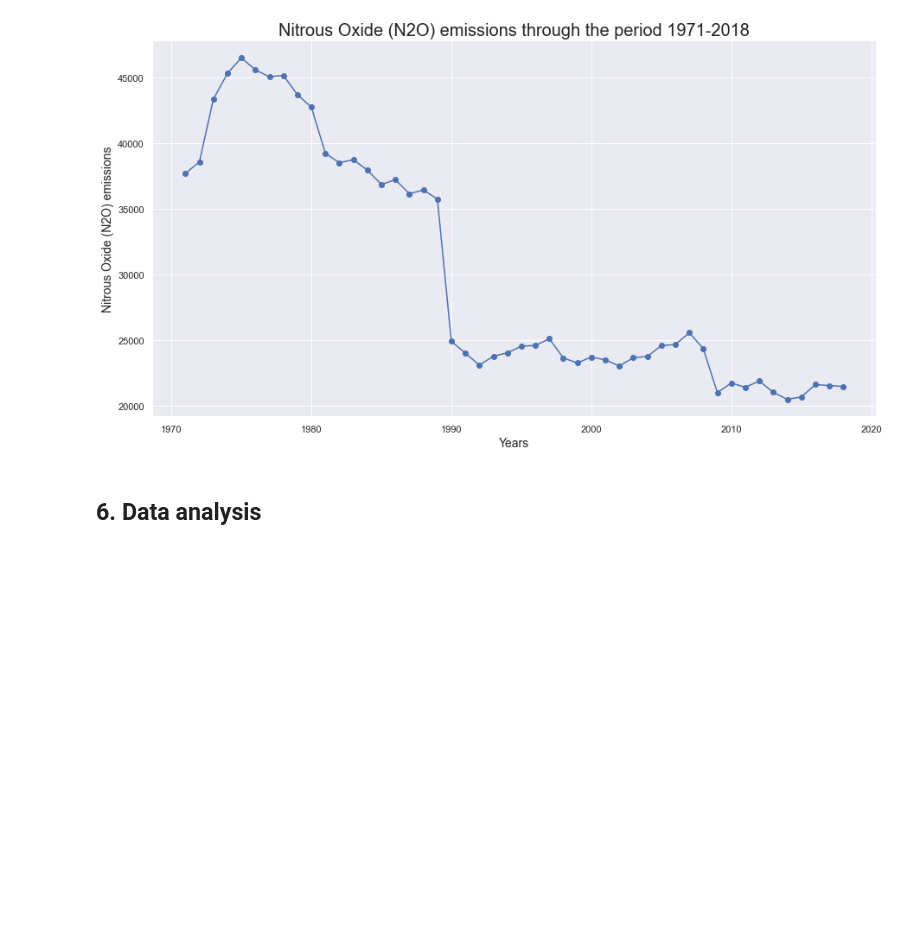
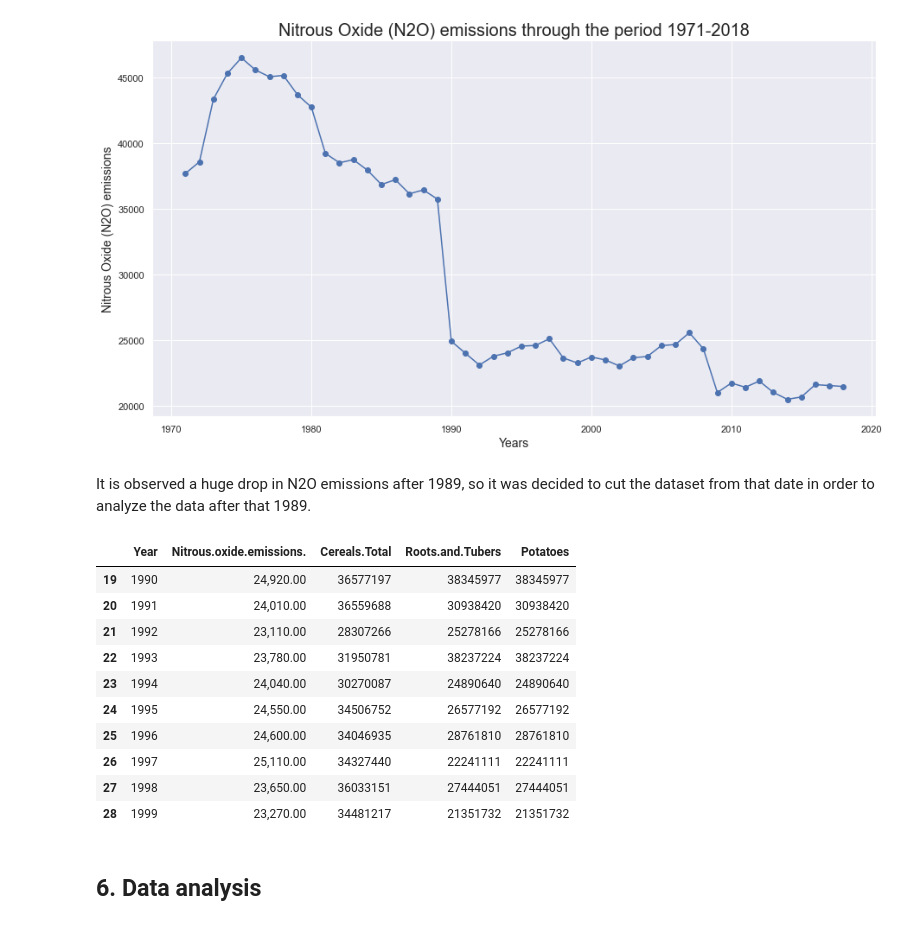
Before and after one commit to Alejandro-github-mx/statistics-projects, a Jupyter notebook: 2022-02-28-statistics-homework-FoodCC-Poland.ipynb, the cells around one changed output. Cells and saved outputs as stored; diff of their text form; code cells hidden in the pictures; blank space fills up the shorter version.

```diff
--- a/2022-02-28-statistics-homework-FoodCC-Poland.ipynb
+++ b/2022-02-28-statistics-homework-FoodCC-Poland.ipynb
@@ -406,6 +391,24 @@ plt.plot(data_nitrox["Year"], data_nitrox["Nitrous oxide emissions (thousand met
 plt.show();
 # %% [output]
 [figure]
+# %% [markdown]
+It is observed a huge drop in N2O emissions after 1989, so it was decided to cut the dataset from that date in order to analyze the data after that 1989.
+# %%
+onitrox =  CropsNitrox.copy()
+onitrox = onitrox.iloc[19:]
+onitrox.head(10)
+# %% [output]
+|  | Year | Nitrous.oxide.emissions. | Cereals.Total | Roots.and.Tubers | Potatoes |
+| 19 | 1990 | 24,920.00 | 36577197 | 38345977 | 38345977 |
+| 20 | 1991 | 24,010.00 | 36559688 | 30938420 | 30938420 |
+| 21 | 1992 | 23,110.00 | 28307266 | 25278166 | 25278166 |
+| 22 | 1993 | 23,780.00 | 31950781 | 38237224 | 38237224 |
+| 23 | 1994 | 24,040.00 | 30270087 | 24890640 | 24890640 |
+| 24 | 1995 | 24,550.00 | 34506752 | 26577192 | 26577192 |
+| 25 | 1996 | 24,600.00 | 34046935 | 28761810 | 28761810 |
+| 26 | 1997 | 25,110.00 | 34327440 | 22241111 | 22241111 |
+| 27 | 1998 | 23,650.00 | 36033151 | 27444051 | 27444051 |
+| 28 | 1999 | 23,270.00 | 34481217 | 21351732 | 21351732 |
 # %% [markdown]
 ## 6. Data analysis
 # %% [markdown]
```
Also changed, not shown: parts of 12 cells of this notebook, 3 other files.
